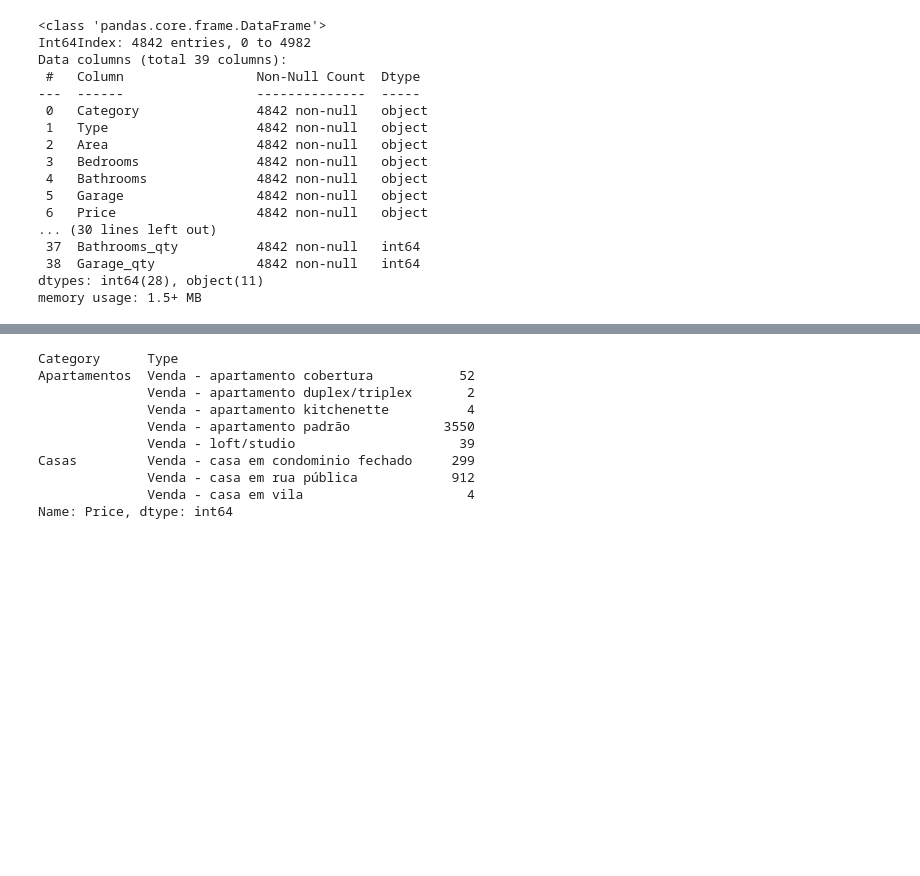
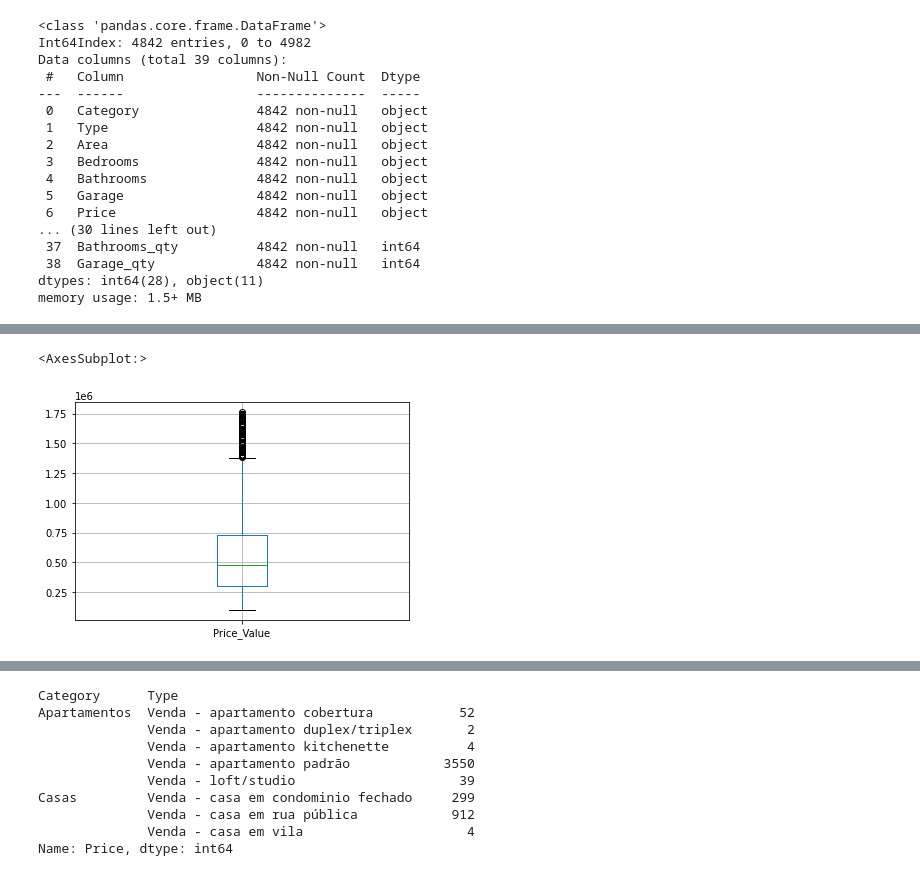
Before and after one commit to hinnecco/House_Data_Analysis, a Jupyter notebook: EDA - Fortaleza House.ipynb, the cells around one changed output, grey strips where cells are left out. Drawn from its saved outputs; the diff is of its cells as text; code cells hidden in the pictures; blank space fills up the shorter version.

```diff
--- a/EDA - Fortaleza House.ipynb
+++ b/EDA - Fortaleza House.ipynb
@@ -657,0 +710,6 @@ memory usage: 1.3+ MB
+# %%
+#For our study and for the porpose of my research, I am not looking for properties
+#less than 100k and also not over 2M so i will remove these lines
+df_Properties3 = df_Properties3[(df_Properties3['Price_Value'] >= 100000) & (df_Properties3['Price_Value'] <= 2000000)]
+#Let's look the high values now
+df_Properties3.describe()
@@ -657,0 +748,5 @@ memory usage: 1.3+ MB
+# %%
+#For our study and for the porpose of my research, I am not looking for properties
+#with area less than 30 square meters
+df_Properties3 = df_Properties3[(df_Properties3['Area_value'] >= 30)]
+df_Properties3.describe()
@@ -657,0 +764,15 @@ memory usage: 1.3+ MB
+# %%
+#Let's work now to remove the outliers
+def remove_outliers(df,columns,n_std):
+    for col in columns:
+        print('Working on column: {}'.format(col))
+
+        mean = df[col].mean()
+        sd = df[col].std()
+
+        df = df[(df[col] <= mean+(n_std*sd))]
+
+    return df
+# %%
+df_Properties3 = remove_outliers(df_Properties3,['Price_Value','Area_value'],3)
+df_Properties3.describe()
@@ -657,0 +792,5 @@ memory usage: 1.3+ MB
+# %%
+df_Properties3.boxplot(column = 'Price_Value')
+# %% [output]
+<AxesSubplot:>
+[figure, added]
```
Also changed, not shown: parts of 25 cells of this notebook.
